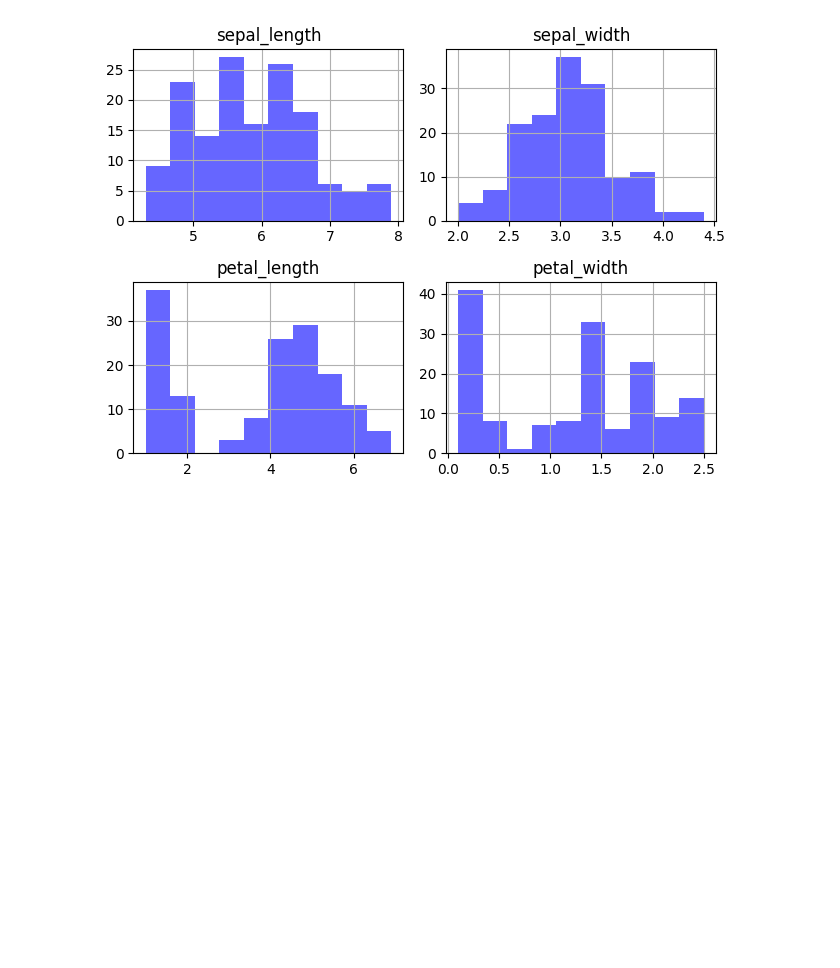
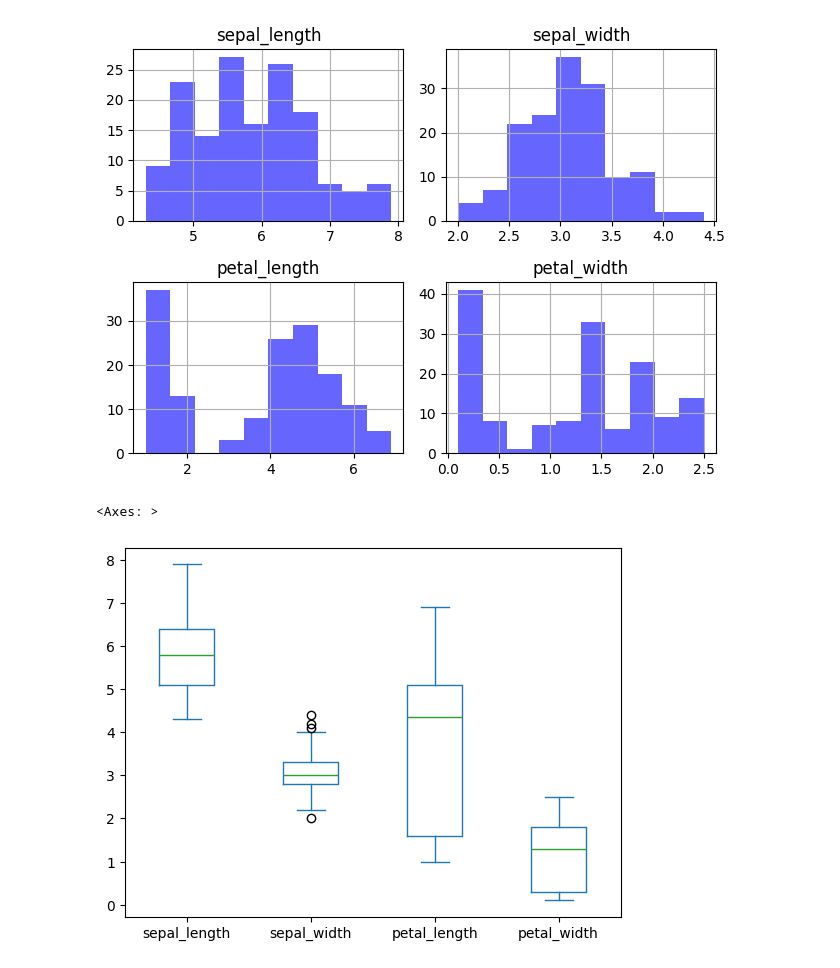
Before and after one commit to arashniroomand/MachineLearning, a Jupyter notebook: Practical_MasterClass/DataVisualization.ipynb, the cells around one changed output. Drawn from its saved outputs; the diff is of its cells as text; code cells hidden in the pictures; blank space fills up the shorter version.

Commit message:
Working on Data Visualization

```diff
--- a/Practical_MasterClass/DataVisualization.ipynb
+++ b/Practical_MasterClass/DataVisualization.ipynb
@@ -154,3 +154,8 @@ plt.tight_layout()
 plt.show()
 # %% [output]
 [figure]
+# %%
+iris.plot.box()
+# %% [output]
+<Axes: >
+[figure, added]
```
Also changed, not shown: parts of 5 cells of this notebook.
